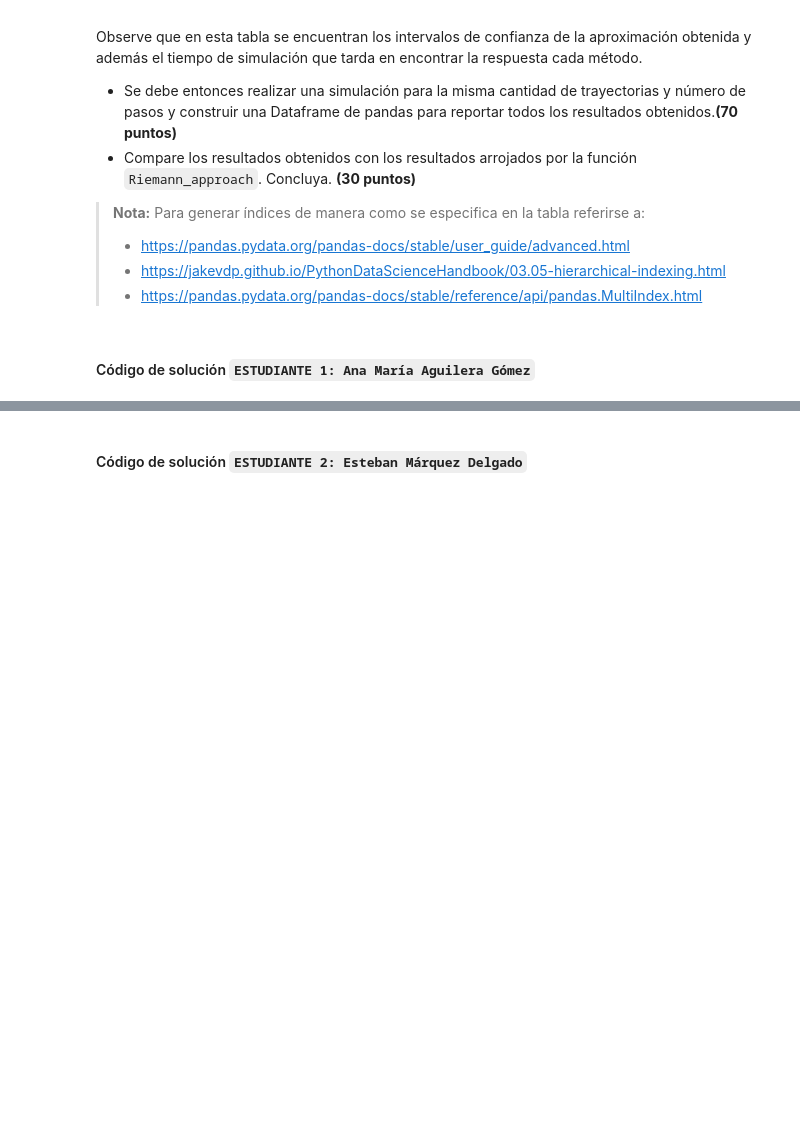
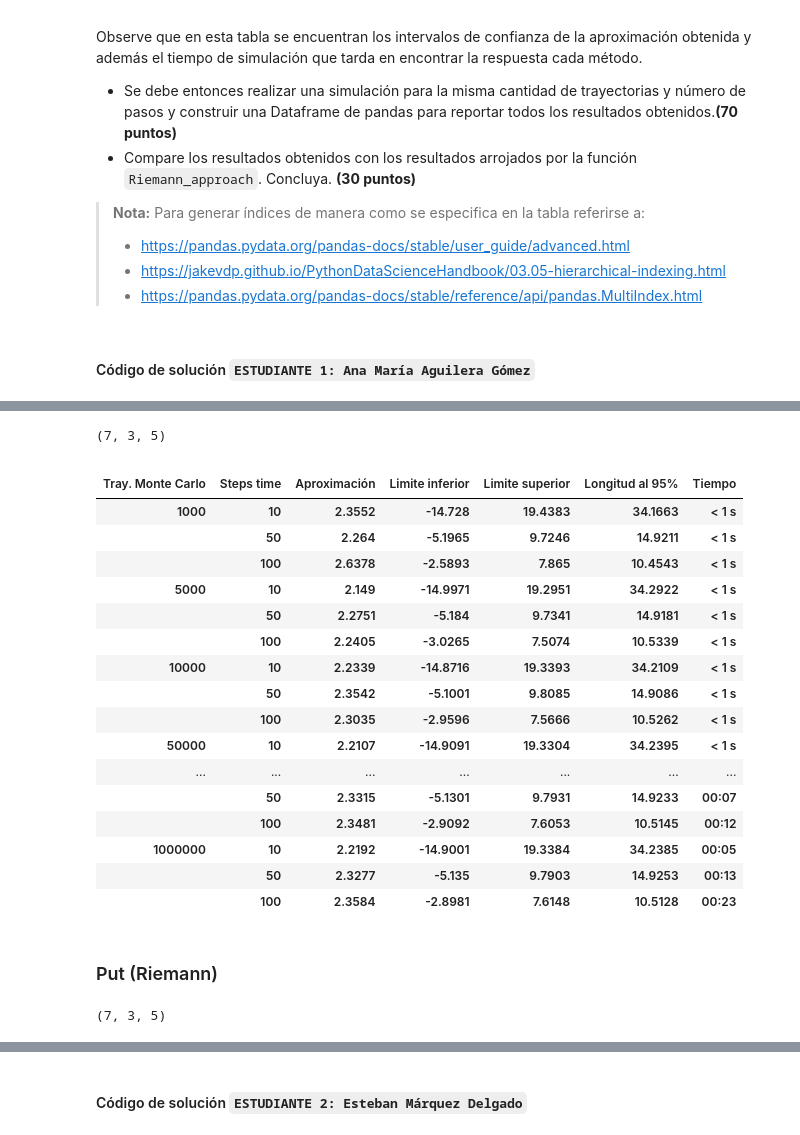
Before and after one commit to EMarquez7/Tarea9_AMAguilera_EMarquez, a Jupyter notebook: Tarea9_AMAguilera_EMarquez.ipynb, the cells around one changed output, grey strips where cells are left out. Saved outputs shown, nothing was run; the diff lists cells and outputs as text; code cells hidden in the pictures; blank space fills up the shorter version.

```diff
--- a/Tarea9_AMAguilera_EMarquez.ipynb
+++ b/Tarea9_AMAguilera_EMarquez.ipynb
@@ -33,0 +209,43 @@ Observe que en esta tabla se encuentran los intervalos de confianza de la aproxi
+# %%
+#put trapecio
+put =  np.array(list(map(lambda n_traye:list(map(lambda n_step: Metodo_trapecio(K,r,S0,n_traye,n_step,sigma,T,'put'),Step)),traye)))
+put.shape
+# %% [output]
+(7, 3, 5)
+# %%
+# mostrar tabla
+pd.set_option("display.max_rows", None, "display.max_columns", None)
+trayeidx =[i for i in traye for _ in (0, 1, 2)]
+tabla = np.array(list(map(lambda i: put[:,:,i].flatten(),range(5))))
+arrays = [trayeidx,Step*7,tabla[0],tabla[1],tabla[2],tabla[3],tabla[4]]
+index = pd.MultiIndex.from_arrays(arrays, names=('Tray. Monte Carlo', 'Steps time','Aproximación','Limite inferior',
+                                                'Limite superior','Longitud al 95%','Tiempo'))
+tabla = pd.DataFrame(index=index)
+tabla
+# %% [output]
+|  |  |  |  |  |  |  |
+| Tray. Monte Carlo | Steps time | Aproximación | Limite inferior | Limite superior | Longitud al 95% | Tiempo |
+| 1000 | 10 | 2.3552 | -14.728 | 19.4383 | 34.1663 | < 1 s |
+|  | 50 | 2.264 | -5.1965 | 9.7246 | 14.9211 | < 1 s |
+|  | 100 | 2.6378 | -2.5893 | 7.865 | 10.4543 | < 1 s |
+| 5000 | 10 | 2.149 | -14.9971 | 19.2951 | 34.2922 | < 1 s |
+|  | 50 | 2.2751 | -5.184 | 9.7341 | 14.9181 | < 1 s |
+|  | 100 | 2.2405 | -3.0265 | 7.5074 | 10.5339 | < 1 s |
+| 10000 | 10 | 2.2339 | -14.8716 | 19.3393 | 34.2109 | < 1 s |
+|  | 50 | 2.3542 | -5.1001 | 9.8085 | 14.9086 | < 1 s |
+|  | 100 | 2.3035 | -2.9596 | 7.5666 | 10.5262 | < 1 s |
+| 50000 | 10 | 2.2107 | -14.9091 | 19.3304 | 34.2395 | < 1 s |
+| ... | ... | ... | ... | ... | ... | ... |
+|  | 50 | 2.3315 | -5.1301 | 9.7931 | 14.9233 | 00:07 |
+|  | 100 | 2.3481 | -2.9092 | 7.6053 | 10.5145 | 00:12 |
+| 1000000 | 10 | 2.2192 | -14.9001 | 19.3384 | 34.2385 | 00:05 |
+|  | 50 | 2.3277 | -5.135 | 9.7903 | 14.9253 | 00:13 |
+|  | 100 | 2.3584 | -2.8981 | 7.6148 | 10.5128 | 00:23 |
+# %% [markdown]
+### Put (Riemann)
+# %%
+#put Riemann
+put =  np.array(list(map(lambda n_traye:list(map(lambda n_step:Riemann(K,r,S0,n_traye,n_step,sigma,T,'put'),Step)),traye)))
+put.shape
+# %% [output]
+(7, 3, 5)
```
Also changed, not shown: parts of 13 cells of this notebook.
